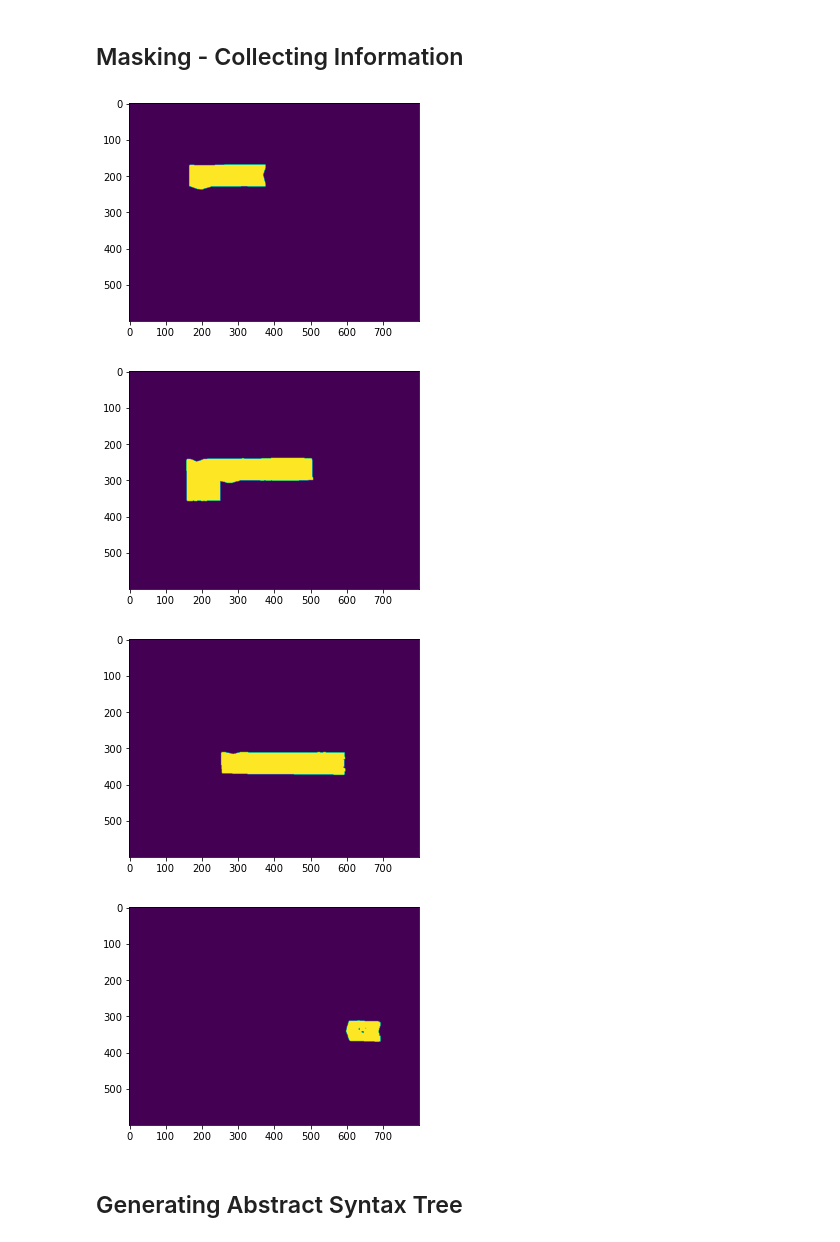
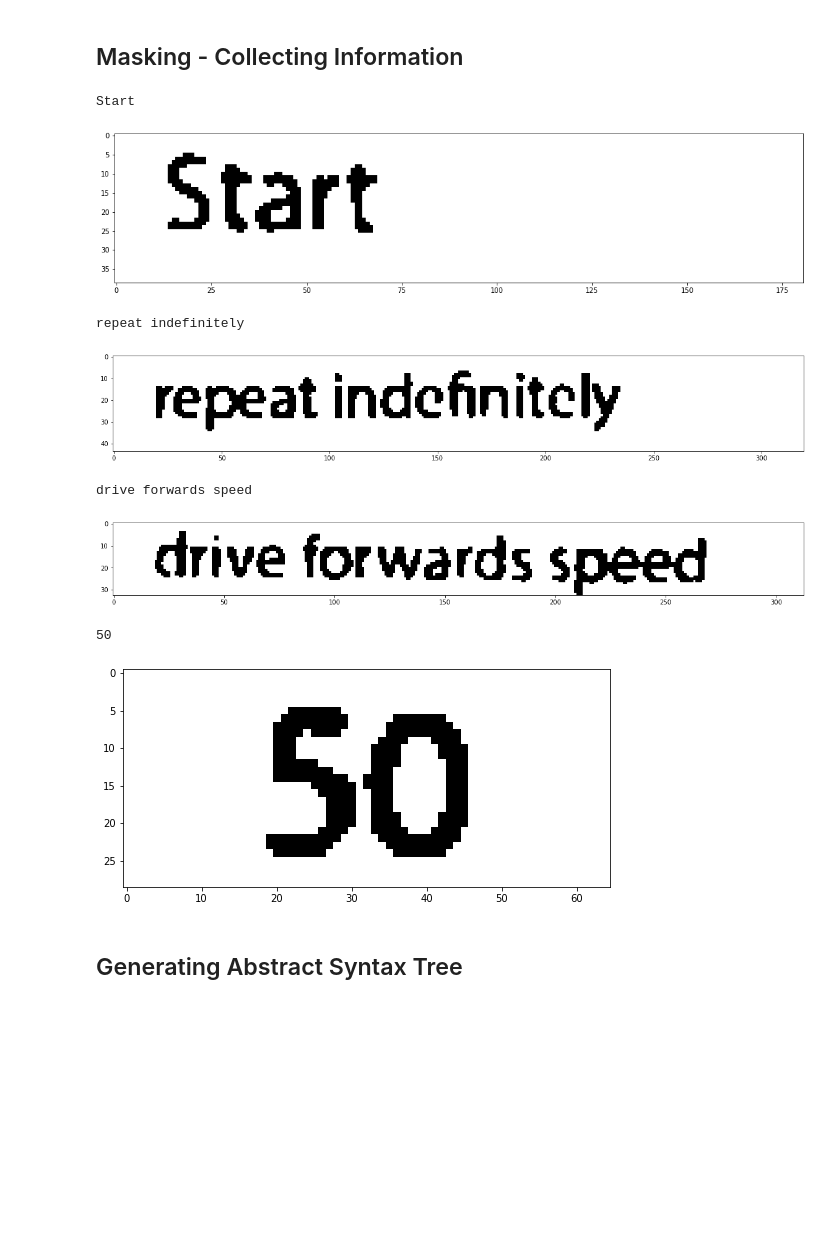
Before and after one commit to VasilisPoulos/tangibles-recognition, a Jupyter notebook: syntax-tree.ipynb, the cells around one changed output. Cells and saved outputs as stored; diff of their text form; code cells hidden in the pictures; blank space fills up the shorter version.

Commit message:
Added tesseract text to blocks

```diff
--- a/syntax-tree.ipynb
+++ b/syntax-tree.ipynb
@@ -9,6 +9,7 @@ from PIL import Image
 # %% [markdown]
 ## Initializing Images - Data structures
 # %%
+temp_directory = '/home/vasilisp/Desktop/tangibles-recognition/temp/'
 A = np.array(Image.open('test_images/new.jpg'))
 A = cv.resize(A, dsize=(800, 600), interpolation=cv.INTER_CUBIC)
 
@@ -47,39 +48,61 @@ ret3, th_saturation = cv.threshold(s, 0, 255, cv.THRESH_BINARY+cv.THRESH_OTSU)
 # dilating thresholded image to remove letters
 kernel = cv.getStructuringElement(cv.MORPH_RECT, (3,3))
 th_saturation = cv.dilate(th_saturation, kernel, iterations = 3)
 # using connected components (CC) method to label each block
 num_labels, labels_im = cv.connectedComponents(th_saturation)
 
 # Result: An image with each 'feature' (block) labeled with  #
 # a (int) number                                             #
 
 # for each block
 for num in range(1, num_labels):
 
     # Extracting mask from (CC) result
     label = labels_im == num
     block_mask = np.copy(th_saturation)
     block_mask[label == False] = 0
     block_mask[label == True] = 255
 
     # find coordinates (x, y) and hight - width of the block
     # (h, w)
     _, contours, _ = cv.findContours(block_mask, cv.RETR_TREE, cv.CHAIN_APPROX_SIMPLE)
     x,y,w,h = cv.boundingRect(contours[0])
 
+
+    feature = np.array(Image.open(temp_directory+'figure_'+str(num)+'.jpg'))
+
+    # TODO: make a proper fix
+    if num == 2:
+        cropped = feature[y+15:y+h-60, x+15: x+w-15]
+    else:
+        cropped = feature[y+15:y+h-15, x+15: x+w-15]
+
+    gray_cropped = cv.cvtColor(cropped, cv.COLOR_RGB2GRAY)
+    blur = cv.blur(gray_cropped,(2,2))
+    ret, th_cropped = cv.threshold(blur, 100, 255, cv.THRESH_BINARY+cv.THRESH_OTSU)
+
+    kernel = np.ones((2,2),np.uint8)
+    opening = cv.morphologyEx(th_cropped, cv.MORPH_OPEN, kernel)
+    th_cropped = cv.bitwise_not(opening)
+    text_in_block = pytesseract.image_to_string(th_cropped, lang='eng')
+    print(text_in_block)
     # save block coordinates in an object
-    new_block('', x, y)
+    new_block( ' '.join(text_in_block.split()), x, y)
     #cv.drawContours(copy_A, contours, -1, (0,255,0), 3)
 
     # Plot masking results
     plt.figure(figsize=(20,4))
-    plt.imshow(block_mask)
+    plt.imshow(th_cropped, cmap='gray')
     plt.show()
 # %% [output]
+Start
-[figure, old version]
+[figure, new version]
+repeat indefinitely
-[figure, old version]
+[figure, new version]
+drive forwards speed
-[figure, old version]
+[figure, new version]
+50
-[figure, old version]
+[figure, new version]
 # %% [markdown]
 ## Generating Abstract Syntax Tree
 # %%
```
Also changed, not shown: parts of 1 cell of this notebook, 4 other files.
